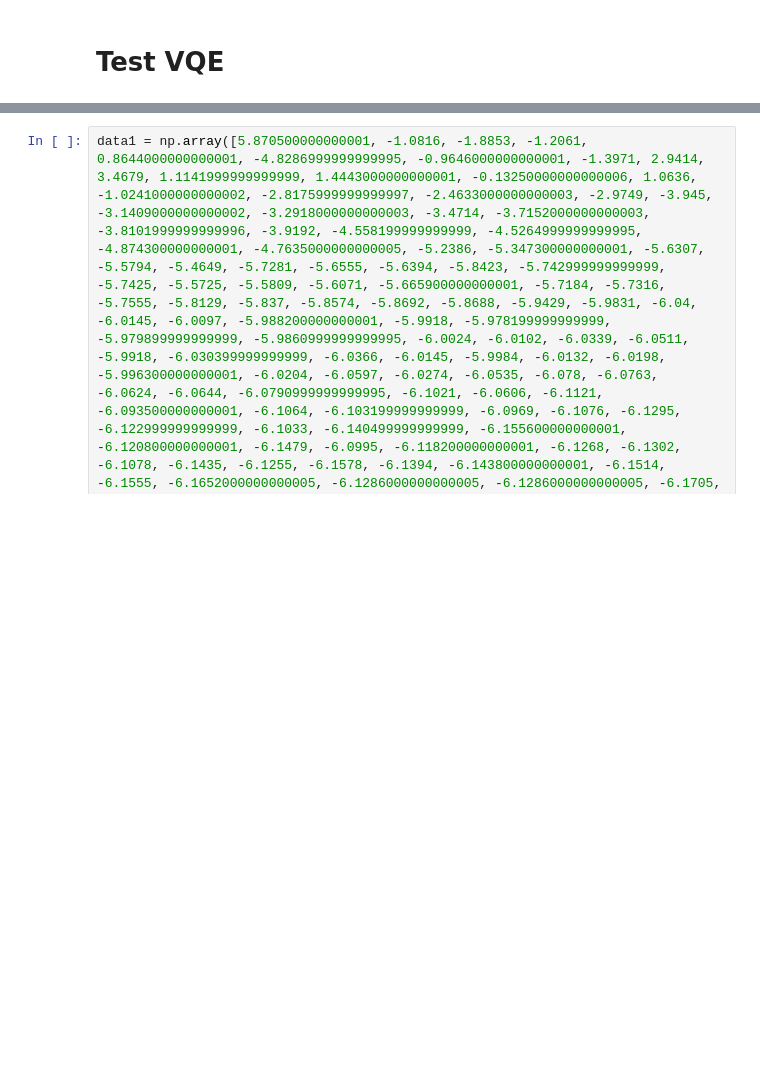
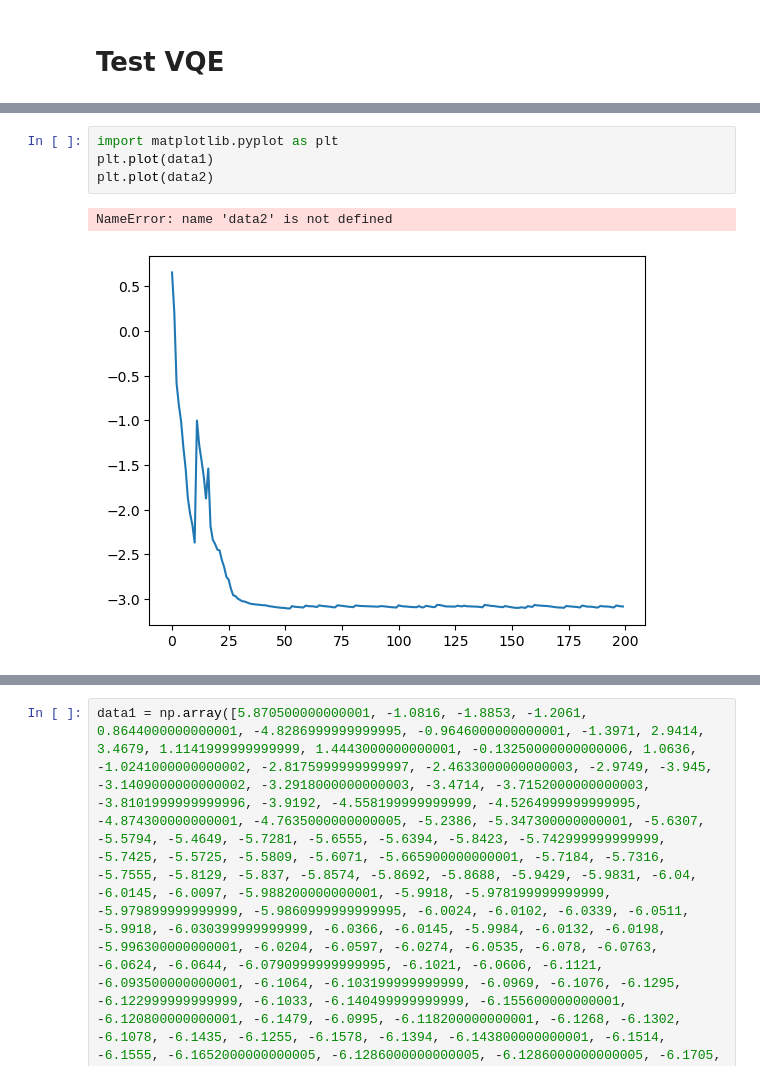
Before and after one commit to nguyenvulinh666/Variational-Quantum-EigeinSolver, a Jupyter notebook: Complete_VQE.ipynb, the cells around one changed output, grey strips where cells are left out. Saved outputs shown, nothing was run; the diff lists cells and outputs as text; blank space fills up the shorter version.

```diff
--- a/Complete_VQE.ipynb
+++ b/Complete_VQE.ipynb
@@ -2622,0 +2490,7 @@ energy = [1,2]
+# %%
+import matplotlib.pyplot as plt
+plt.plot(data1)
+plt.plot(data2)
+# %% [output]
+NameError: name 'data2' is not defined
+[figure, added]
```
Also changed, not shown: parts of 168 cells of this notebook.
